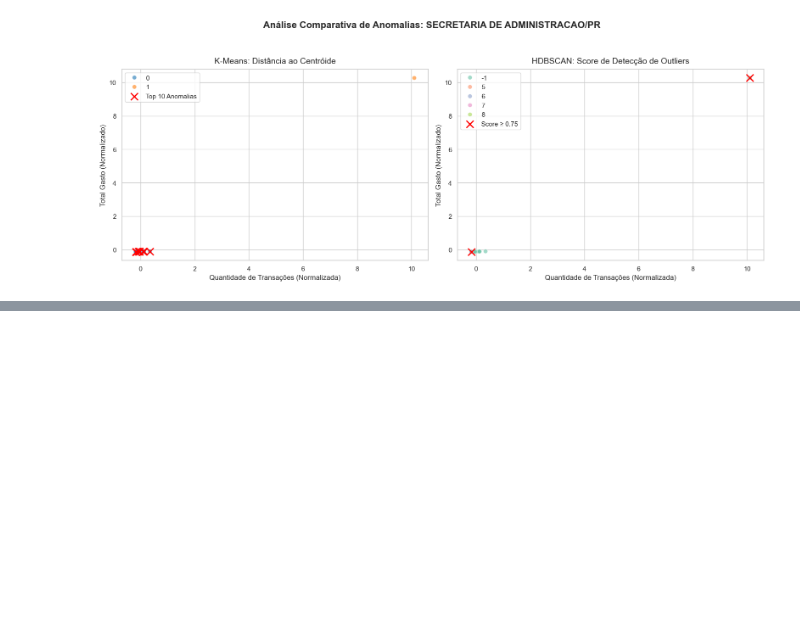
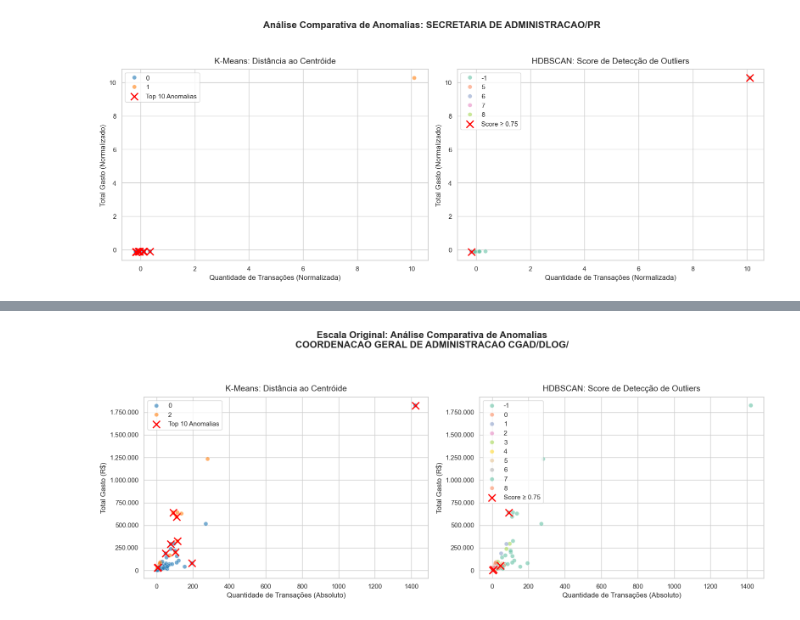
Before and after one commit to bituruna/cpgf-anomaly-detection-md, a Jupyter notebook: src/02_mineracao_e_avaliacao.ipynb, the cells around one changed output, grey strips where cells are left out. Cells and saved outputs as stored; diff of their text form; code cells hidden in the pictures; blank space fills up the shorter version.

Commit message:
graficos com valores absolutos

```diff
--- a/src/02_mineracao_e_avaliacao.ipynb
+++ b/src/02_mineracao_e_avaliacao.ipynb
@@ -429,0 +435,93 @@ plot_comparativo_ug(df_ug2, ug2)
+# %%
+# Recarregar os dados brutos (limpos) para obter os valores originais financeiros
+df_bruto = pd.read_csv('../dados/cpgf_limpo.csv', sep=';', encoding='utf-8')
+
+# Agregar para recriar o agrupamento por CPF nas escalas originais
+df_orig = df_bruto.groupby('CPF PORTADOR').agg(
+    total_gasto_bruto=('VALOR TRANSAÇÃO', 'sum'),
+    qtd_transacoes_bruta=('DATA TRANSAÇÃO', 'count'),
+    ug_frequente=('NOME UNIDADE GESTORA', 'first')
+)
+
+# Juntar com as colunas de predição do modelo (Clusters e Scores) que já mapeamos no df
+# Manter apenas os CPFs que estão no df da mineração
+df_final = df_orig.join(df[['Cluster_KMeans', 'Distancia_Centroide_KMeans', 'Cluster_HDBSCAN', 'HDBSCAN_Outlier_Score']], how='inner')
+
+# Dividir pelos dois órgãos principais
+ug1 = 'COORDENACAO GERAL DE ADMINISTRACAO CGAD/DLOG/'
+ug2 = 'SECRETARIA DE ADMINISTRACAO/PR'
+
+df_orig_ug1 = df_final[df_final['ug_frequente'] == ug1]
+df_orig_ug2 = df_final[df_final['ug_frequente'] == ug2]
+
+def plot_comparativo_bruto(df_subset, nome_ug):
+    fig, axes = plt.subplots(1, 2, figsize=(16, 6))
+    fig.suptitle(f'Escala Original: Análise Comparativa de Anomalias\n{nome_ug}', fontsize=16, fontweight='bold', y=1.08)
+
+    # --- Gráfico 1: K-MEANS ---
+    sns.scatterplot(
+        ax=axes[0],
+        data=df_subset,
+        x='qtd_transacoes_bruta',
+        y='total_gasto_bruto',
+        hue='Cluster_KMeans',
+        palette='tab10',
+        s=50,
+        alpha=0.6
+    )
+
+    top_anomalias_kmeans = df_subset.nlargest(10, 'Distancia_Centroide_KMeans')
+    axes[0].scatter(
+        top_anomalias_kmeans['qtd_transacoes_bruta'],
+        top_anomalias_kmeans['total_gasto_bruto'],
+        color='red',
+        marker='x',
+        s=150,
+        linewidths=2,
+        label='Top 10 Anomalias'
+    )
+    axes[0].set_title('K-Means: Distância ao Centróide', fontsize=14, pad=10)
+    axes[0].set_xlabel('Quantidade de Transações (Absoluto)', fontsize=12)
+    axes[0].set_ylabel('Total Gasto (R$)', fontsize=12)
+    axes[0].ticklabel_format(style='plain', axis='y')
+    import matplotlib.ticker as ticker
+    axes[0].yaxis.set_major_formatter(ticker.FuncFormatter(lambda x, pos: f'{x:,.0f}'.replace(',', '.')))
+    axes[0].legend()
+
+    # --- Gráfico 2: HDBSCAN ---
+    sns.scatterplot(
+        ax=axes[1],
+        data=df_subset,
+        x='qtd_transacoes_bruta',
+        y='total_gasto_bruto',
+        hue='Cluster_HDBSCAN',
+        palette='Set2',
+        s=50,
+        alpha=0.6
+    )
+
+    anomalias_hdbscan = df_subset[df_subset['HDBSCAN_Outlier_Score'] >= 0.75]
+    axes[1].scatter(
+        anomalias_hdbscan['qtd_transacoes_bruta'],
+        anomalias_hdbscan['total_gasto_bruto'],
+        color='red',
+        marker='x',
+        s=150,
+        linewidths=2,
+        label='Score ≥ 0.75'
+    )
+    axes[1].set_title('HDBSCAN: Score de Detecção de Outliers', fontsize=14, pad=10)
+    axes[1].set_xlabel('Quantidade de Transações (Absoluto)', fontsize=12)
+    axes[1].set_ylabel('Total Gasto (R$)', fontsize=12)
+    axes[1].ticklabel_format(style='plain', axis='y')
+    axes[1].yaxis.set_major_formatter(ticker.FuncFormatter(lambda x, pos: f'{x:,.0f}'.replace(',', '.')))
+    axes[1].legend()
+
+    plt.tight_layout()
+    plt.show()
+
+# Gerar os gráficos com dados brutos para os dois órgãos
+plot_comparativo_bruto(df_orig_ug1, ug1)
+plot_comparativo_bruto(df_orig_ug2, ug2)
+# %% [output]
+[figure, added]
```
Also changed, not shown: parts of 2 cells of this notebook, 1 other file.
